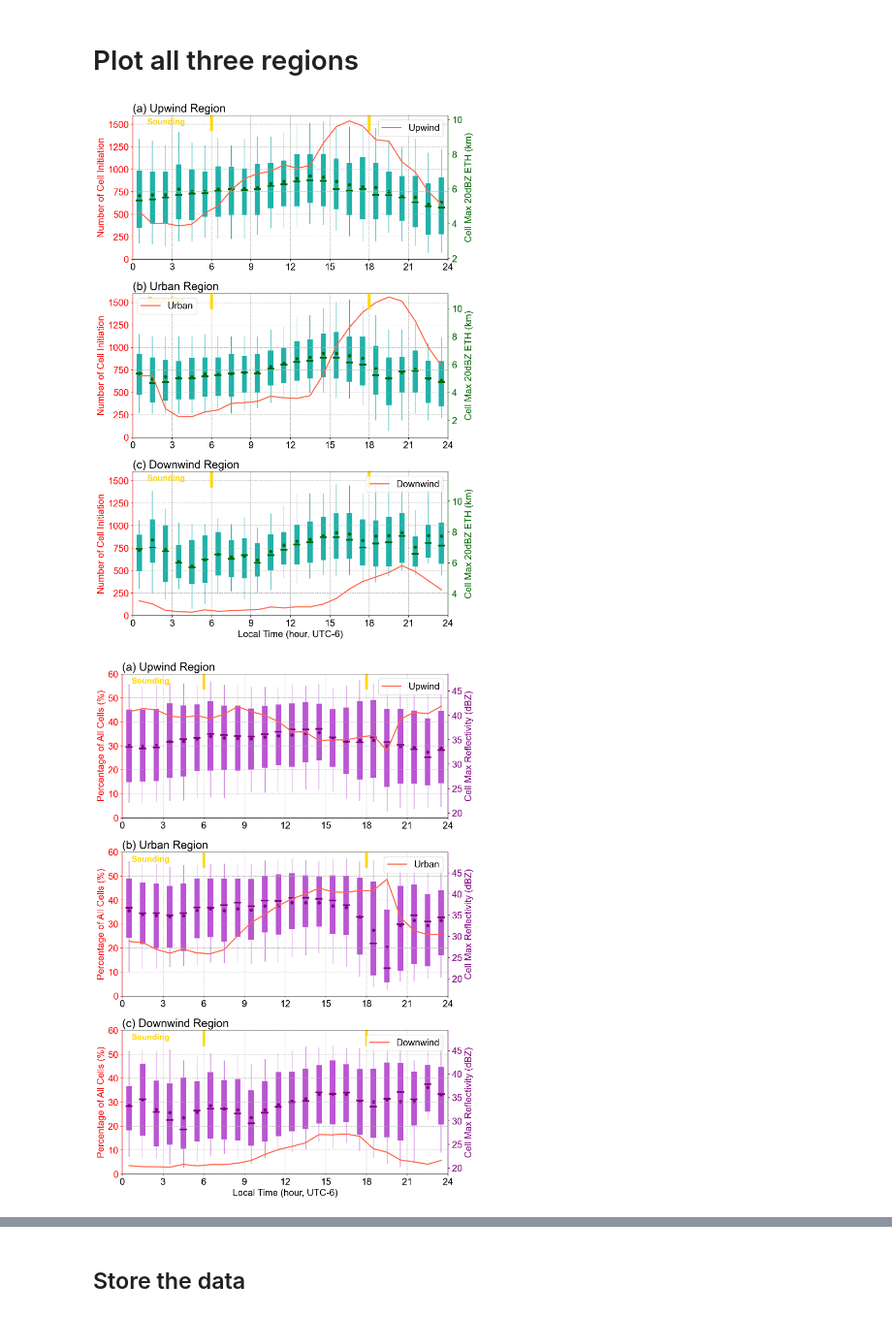
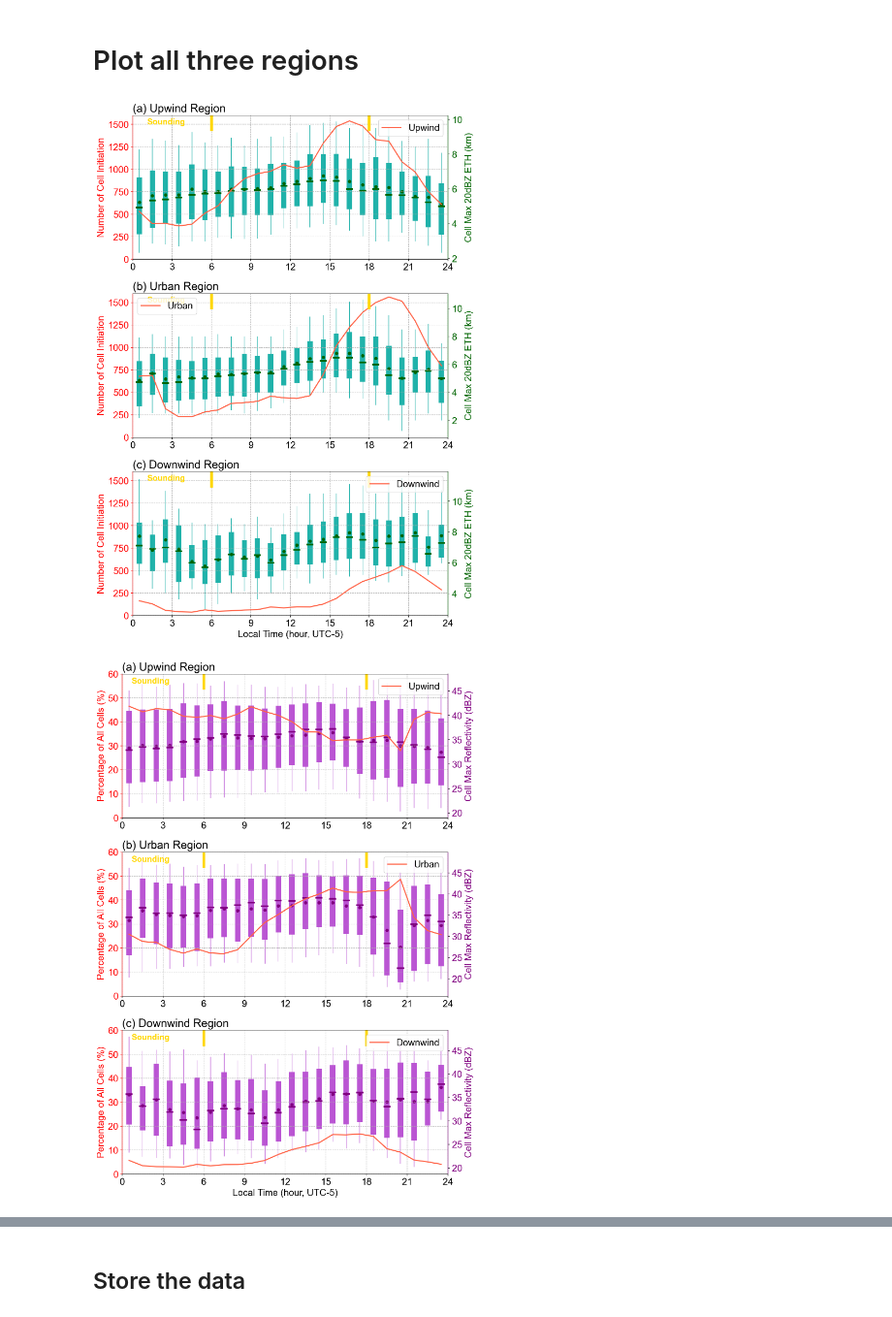
Before and after one commit to oluwafemiomitusa/Geospatial-Analysis, a Jupyter notebook: Second_part/Jupyter Notebooks/New/histogram_plots.ipynb, the cells around one changed output, grey strips where cells are left out. Shown at 97% size. Drawn from its saved outputs; the diff is of its cells as text; code cells hidden in the pictures.

Commit message:
Changed the time zone to UTC-5

```diff
--- a/Second_part/Jupyter Notebooks/New/histogram_plots.ipynb
+++ b/Second_part/Jupyter Notebooks/New/histogram_plots.ipynb
@@ -225,13 +225,13 @@ for ihour in range(24):
 # To avoid numpy warning: Creating an ndarray from ragged nested sequences (which is a list-or-tuple of lists-or-tuples-or ndarrays with different lengths or shapes) is deprecated
 # Convert the ragged list to a numpy object array
 cell_diam_mean_hourbin_circle = np.array(cell_diam_mean_hourbin_circle, dtype=object, copy=False, subok=True)
-cell_diam_mean_hourbin_LT_circle = np.roll(cell_diam_mean_hourbin_circle, -6)
+cell_diam_mean_hourbin_LT_circle = np.roll(cell_diam_mean_hourbin_circle, -5)
 cell_area_mean_hourbin_circle = np.array(cell_area_mean_hourbin_circle, dtype=object, copy=False, subok=True)
-cell_area_mean_hourbin_LT_circle = np.roll(cell_area_mean_hourbin_circle, -6)
+cell_area_mean_hourbin_LT_circle = np.roll(cell_area_mean_hourbin_circle, -5)
 cell_eth20_mean_hourbin_circle = np.array(cell_eth20_mean_hourbin_circle, dtype=object, copy=False, subok=True)
-cell_eth20_mean_hourbin_LT_circle = np.roll(cell_eth20_mean_hourbin_circle, -6)
+cell_eth20_mean_hourbin_LT_circle = np.roll(cell_eth20_mean_hourbin_circle, -5)
 cell_maxdbz_mean_hourbin_circle = np.array(cell_maxdbz_mean_hourbin_circle, dtype=object, copy=False, subok=True)
-cell_maxdbz_mean_hourbin_LT_circle = np.roll(cell_maxdbz_mean_hourbin_circle, -6)
+cell_maxdbz_mean_hourbin_LT_circle = np.roll(cell_maxdbz_mean_hourbin_circle, -5)
 # %% [markdown]
 ## Calculate basic statistics for the upwind region
 # %%
@@ -271,13 +271,13 @@ for ihour in range(24):
 # To avoid numpy warning: Creating an ndarray from ragged nested sequences (which is a list-or-tuple of lists-or-tuples-or ndarrays with different lengths or shapes) is deprecated
 # Convert the ragged list to a numpy object array
 cell_diam_mean_hourbin_upwind = np.array(cell_diam_mean_hourbin_upwind, dtype=object, copy=False, subok=True)
-cell_diam_mean_hourbin_LT_upwind = np.roll(cell_diam_mean_hourbin_upwind, -6)
+cell_diam_mean_hourbin_LT_upwind = np.roll(cell_diam_mean_hourbin_upwind, -5)
 cell_area_mean_hourbin_upwind = np.array(cell_area_mean_hourbin_upwind, dtype=object, copy=False, subok=True)
-cell_area_mean_hourbin_LT_upwind = np.roll(cell_area_mean_hourbin_upwind, -6)
+cell_area_mean_hourbin_LT_upwind = np.roll(cell_area_mean_hourbin_upwind, -5)
 cell_eth20_mean_hourbin_upwind = np.array(cell_eth20_mean_hourbin_upwind, dtype=object, copy=False, subok=True)
-cell_eth20_mean_hourbin_LT_upwind = np.roll(cell_eth20_mean_hourbin_upwind, -6)
+cell_eth20_mean_hourbin_LT_upwind = np.roll(cell_eth20_mean_hourbin_upwind, -5)
 cell_maxdbz_mean_hourbin_upwind = np.array(cell_maxdbz_mean_hourbin_upwind, dtype=object, copy=False, subok=True)
-cell_maxdbz_mean_hourbin_LT_upwind = np.roll(cell_maxdbz_mean_hourbin_upwind, -6)
+cell_maxdbz_mean_hourbin_LT_upwind = np.roll(cell_maxdbz_mean_hourbin_upwind, -5)
 # %% [markdown]
 ## Calculate basic statistics for the downwind region
 # %%
@@ -317,13 +317,13 @@ for ihour in range(24):
 # To avoid numpy warning: Creating an ndarray from ragged nested sequences (which is a list-or-tuple of lists-or-tuples-or ndarrays with different lengths or shapes) is deprecated
 # Convert the ragged list to a numpy object array
 cell_diam_mean_hourbin_downwind = np.array(cell_diam_mean_hourbin_downwind, dtype=object, copy=False, subok=True)
-cell_diam_mean_hourbin_LT_downwind = np.roll(cell_diam_mean_hourbin_downwind, -6)
+cell_diam_mean_hourbin_LT_downwind = np.roll(cell_diam_mean_hourbin_downwind, -5)
 cell_area_mean_hourbin_downwind = np.array(cell_area_mean_hourbin_downwind, dtype=object, copy=False, subok=True)
-cell_area_mean_hourbin_LT_downwind = np.roll(cell_area_mean_hourbin_downwind, -6)
+cell_area_mean_hourbin_LT_downwind = np.roll(cell_area_mean_hourbin_downwind, -5)
 cell_eth20_mean_hourbin_downwind = np.array(cell_eth20_mean_hourbin_downwind, dtype=object, copy=False, subok=True)
-cell_eth20_mean_hourbin_LT_downwind = np.roll(cell_eth20_mean_hourbin_downwind, -6)
+cell_eth20_mean_hourbin_LT_downwind = np.roll(cell_eth20_mean_hourbin_downwind, -5)
 cell_maxdbz_mean_hourbin_downwind = np.array(cell_maxdbz_mean_hourbin_downwind, dtype=object, copy=False, subok=True)
-cell_maxdbz_mean_hourbin_LT_downwind = np.roll(cell_maxdbz_mean_hourbin_downwind, -6)
+cell_maxdbz_mean_hourbin_LT_downwind = np.roll(cell_maxdbz_mean_hourbin_downwind, -5)
 # %% [markdown]
 # Plot all three regions
 # %%
@@ -413,7 +413,7 @@ ax3.legend(loc='upper right', ncol=2)
 ax3.grid(ls='--')
 ax3.set_title('(c) Downwind Region', loc='left')
 ax3.set_ylabel('Number of Cell Initiation')
-ax3.set_xlabel('Local Time (hour, UTC-6)')
+ax3.set_xlabel('Local Time (hour, UTC-5)')
 ax3.set_ylim(0, 1600)
 ax3.set_xticks(np.arange(0,24.1,3))
 ax3.set_xlim(0,24)
@@ -438,7 +438,7 @@ ax3.spines['right'].set_color('darkgreen')
 fig.tight_layout()
 plt.show()
 # %% [output]
-[figure, old version]
+[figure, new version]
 # %%
 import matplotlib.pyplot as plt
 import numpy as np
@@ -524,35 +524,35 @@ ax3 = axes[2]
 ax3.plot(hour_binv, hist_storms_in_downwind_wedge_LT_frac, color='tomato', lw=2, label='Downwind')
 ax3.legend(loc='upper right', ncol=2)
 ax3.grid(ls='--')
 ax3.set_title('(c) Downwind Region', loc='left')
 ax3.set_ylabel('Percentage of All Cells (%)')
-ax3.set_xlabel('Local Time (hour, UTC-6)')
+ax3.set_xlabel('Local Time (hour, UTC-5)')
 ax3.set_ylim(0, 60)
 ax3.set_xticks(np.arange(0,24.1,3))
 ax3.set_xlim(0,24)
 ax3.yaxis.label.set_color('red')
 ax3.tick_params(axis='y', colors='red')
 for ll in range(len(sonde_times)):
     ax3.axvline(sonde_times[ll], ymin=0.9, ymax=1, color='gold', lw=5)
 ax3.text(3.5, 56, 'Sounding', color='gold', ha='right', fontsize=15, fontweight='bold')
 
 # Boxplot settings for ax3
 ax3b = ax3.twinx()
 bp3 = ax3b.boxplot(cell_maxdbz_mean_hourbin_LT_downwind, positions=hour_binv, patch_artist=True, widths=0.4, notch=False, manage_ticks=False,
                   boxprops=boxprops_, medianprops=medianprops_, whis=[10,90], whiskerprops=whiskerprops_,
                   showfliers=False, showmeans=True, meanprops=meanpointprops_, meanline=False, showcaps=False)
 ax3b.set_ylabel('Cell Max Reflectivity (dBZ)', color='purple')
 ax3b.tick_params(axis='y', labelcolor='purple')
 ax3.set_zorder(2)
 ax3.patch.set_visible(False)
 ax3.spines['left'].set_color('red')
 ax3.spines['right'].set_color('purple')
 
 # Adjust layout and display the plot
 fig.tight_layout()
 plt.show()
 # %% [output]
-[figure, old version]
+[figure, new version]
 # %%
 hour_binv = hour_bin[:-1] + np.diff(hour_bin)/2
 # %%
```
Also changed, not shown: parts of 5 cells of this notebook.
